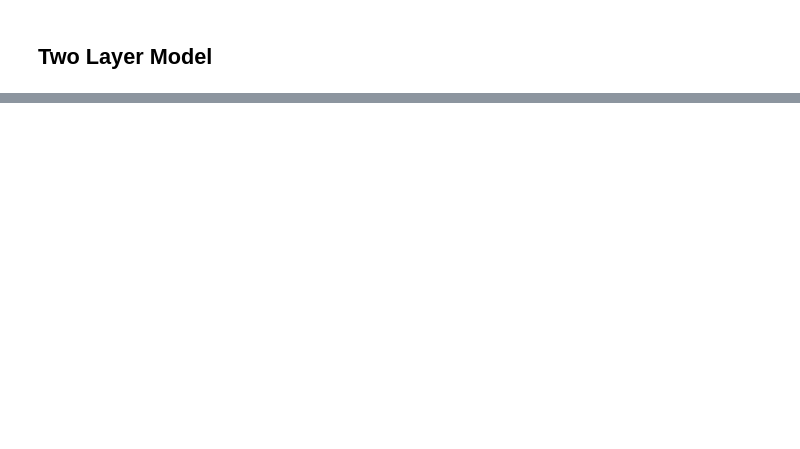
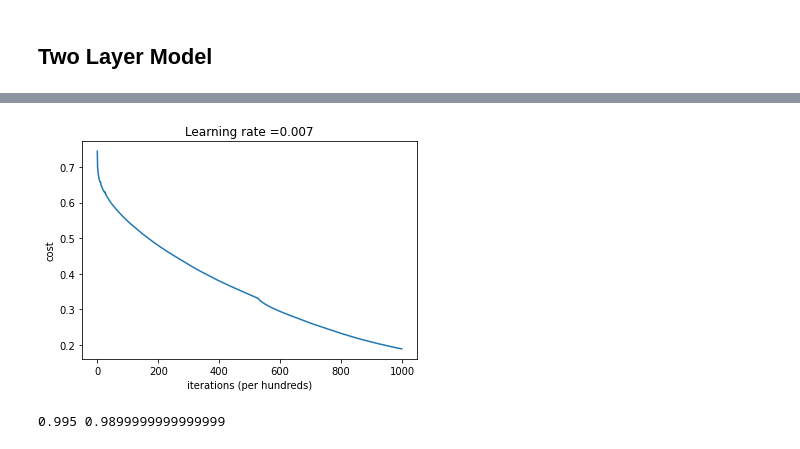
Before and after one commit to capt2101akash/deep_learning, a Jupyter notebook: main.ipynb, the cells around one changed output, grey strips where cells are left out. Saved outputs shown, nothing was run; the diff lists cells and outputs as text; code cells hidden in the pictures; blank space fills up the shorter version.

```diff
--- a/main.ipynb
+++ b/main.ipynb
@@ -192,0 +280,52 @@ Accuracy: 0.5705000000000001
+# %%
+def L_layer_model(X, Y, layers_dims, lambd = 0, learning_rate = 0.006, num_iterations = 3000, print_cost=False):#lr was 0.009
+    np.random.seed(1)
+    costs = []                         # keep track of cost
+    parameters = initialize_parameters_deep(layers_dims)
+    # Loop (gradient descent)
+    for i in range(0, num_iterations):
+
+        # Forward propagation: [LINEAR -> RELU]*(L-1) -> LINEAR -> SIGMOID.
+        AL, caches = L_model_forward(X, parameters)
+
+        # print(len(caches))
+        # break
+        # Compute cost.
+        if lambd == 0:
+            cost = compute_cost(AL, Y)
+        else:
+            cost = compute_cost_with_regularization(AL, Y, parameters, lambd)
+
+        # Backward propagation.
+        if lambd == 0:
+            grads = L_model_backward(AL, Y, caches)
+        else:
+            grads = L_model_backward(AL, Y, caches, lambd)
+        # Update parameters.
+        parameters = update_parameters_deep(parameters, grads, learning_rate)
+
+        # Print the cost every 100 training example
+        if print_cost and i % 100 == 0:
+            print ("Cost after iteration %i: %f" %(i, cost))
+        # if print_cost and i % 100 == 0:
+        costs.append(cost)
+
+    # plot the cost
+    plt.plot(np.squeeze(costs))
+    plt.ylabel('cost')
+    plt.xlabel('iterations (per hundreds)')
+    plt.title("Learning rate =" + str(learning_rate))
+    plt.show()
+
+    return parameters
+# %%
+model_non_regularized = L_layer_model(train_x, train_y, layers_dims = [10800, 12, 4, 1], lambd = 0, learning_rate = 0.007, num_iterations = 1000, print_cost=False)
+# %% [output]
+[figure, added]
+# %%
+pred_train_non_reg = predict_deep(train_x, train_y, model_non_regularized)
+pred_valid_non_reg = predict_deep(valid_x, valid_y, model_non_regularized)
+
+print(pred_train_non_reg, pred_valid_non_reg)
+# %% [output]
+0.995 0.9899999999999999
```
Also changed, not shown: parts of 33 cells of this notebook, 3 other files.
